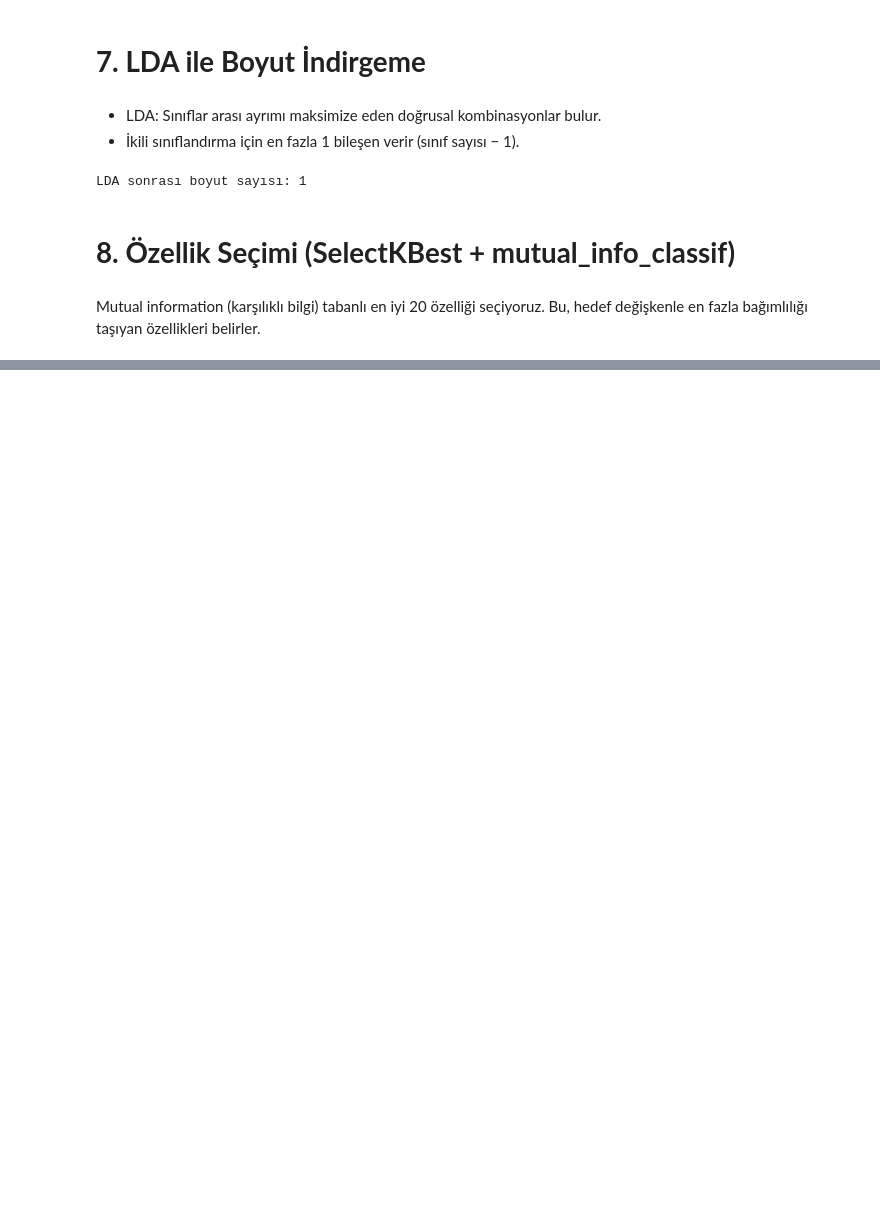
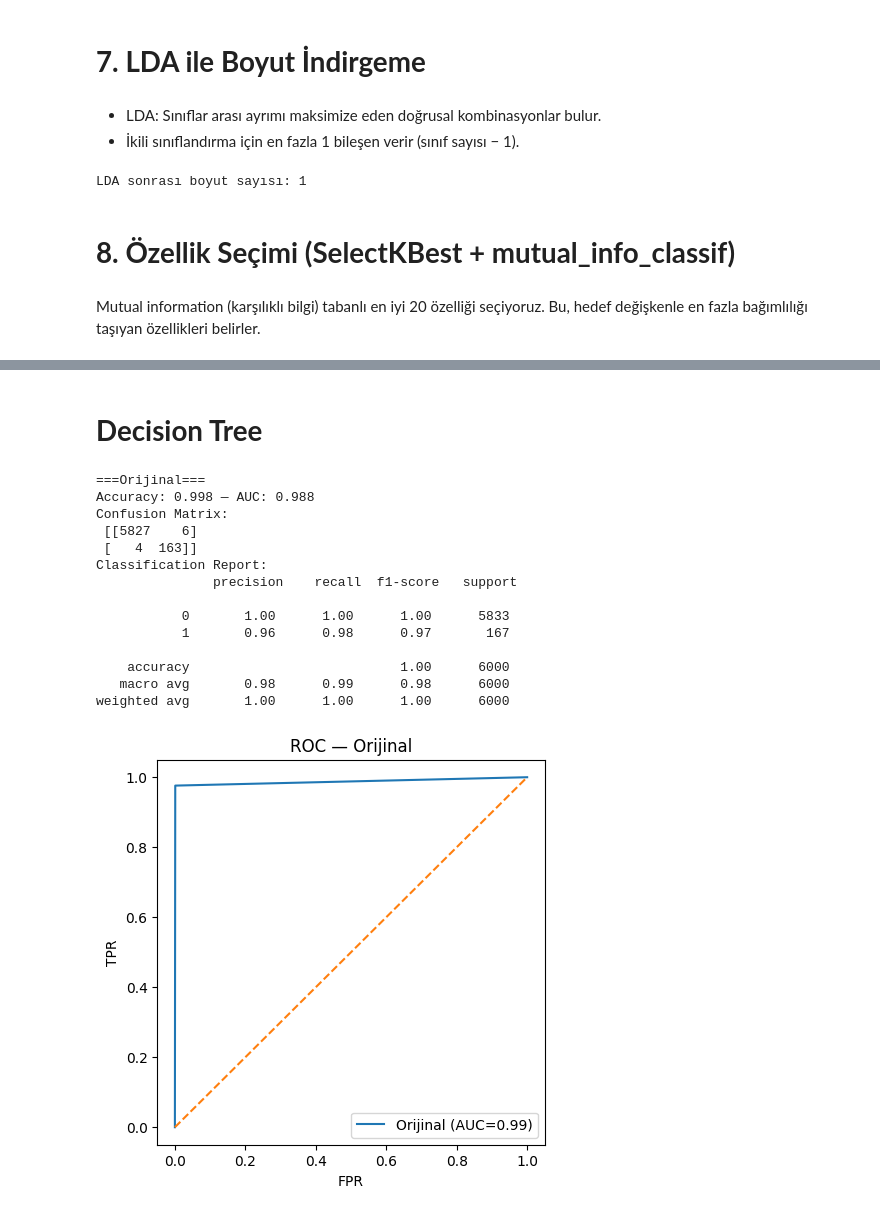
Before and after one commit to tulaycetin/Veri_Azaltma_Yontemleri, a Jupyter notebook: Veri_Azaltma_yontemlerii.ipynb, the cells around one changed output, grey strips where cells are left out. Cells and saved outputs as stored; diff of their text form; code cells hidden in the pictures; blank space fills up the shorter version.

```diff
--- a/Veri_Azaltma_yontemlerii.ipynb
+++ b/Veri_Azaltma_yontemlerii.ipynb
@@ -154,45 +161,84 @@ Başarıyı; **doğruluk** (accuracy), **AUC**, **karışıklık matrisi** (conf
+# %% [markdown]
+# **Decision Tree**
 # %%
-from sklearn.svm import SVC
+import pandas as pd
+import matplotlib.pyplot as plt
+
+from sklearn.model_selection import train_test_split
+from sklearn.tree import DecisionTreeClassifier
 from sklearn.metrics import (
-    confusion_matrix, accuracy_score, classification_report,
-    roc_curve, auc
+    accuracy_score,
+    roc_curve,
+    auc,
+    confusion_matrix,
+    classification_report
 )
-from sklearn.model_selection import train_test_split
-import matplotlib.pyplot as plt
-import pandas as pd
 
-def SVMClassifierModel(X, y, threshold=0.5, name="Model"):
+def DTClassifierModel(X, y, threshold=0.5, name="Model"):
     # train/test split
     X_train, X_test, y_train, y_test = train_test_split(
-        X, y, test_size=0.2, random_state=42
+        X, y, test_size=0.2, random_state=42, stratify=y
     )
-    # one-hot (eğer kategorik yoksa zaten aynısı kalır)
-    X_train, X_test = pd.get_dummies(X_train, drop_first=True), pd.get_dummies(X_test, drop_first=True)
+    # one-hot kodlama (gerekiyorsa)
+    X_train = pd.get_dummies(X_train, drop_first=True)
+    X_test  = pd.get_dummies(X_test, drop_first=True)
     X_train, X_test = X_train.align(X_test, join='left', axis=1, fill_value=0)
 
     # model
-    svm = SVC(kernel='rbf', C=0.1, gamma='auto',
-              probability=True, class_weight='balanced')
-    svm.fit(X_train, y_train)
+    dt = DecisionTreeClassifier(
+        criterion='gini',
+        max_depth=None,
+        class_weight='balanced',
+        random_state=42
+    )
+    dt.fit(X_train, y_train)
 
-    # predict
-    y_proba = svm.predict_proba(X_test)[:,1]
-    y_pred = (y_proba >= threshold).astype(int)
+    # olasılık tahmini ve sınıf tahmini
+    y_proba = dt.predict_proba(X_test)[:, 1]
+    y_pred  = (y_proba >= threshold).astype(int)
 
-    # metrics
-    acc = accuracy_score(y_test, y_pred)
+    # metrikler
+    acc     = accuracy_score(y_test, y_pred)
     fpr, tpr, _ = roc_curve(y_test, y_proba)
     roc_auc = auc(fpr, tpr)
 
     print(f"\n==={name}===\nAccuracy: {acc:.3f} — AUC: {roc_auc:.3f}")
     print("Confusion Matrix:\n", confusion_matrix(y_test, y_pred))
     print("Classification Report:\n", classification_report(y_test, y_pred))
 
-    # ROC plot
+    # ROC çizimi
     plt.figure(figsize=(5,5))
     plt.plot(fpr, tpr, label=f'{name} (AUC={roc_auc:.2f})')
     plt.plot([0,1],[0,1],'--')
     plt.title(f'ROC — {name}')
     plt.xlabel('FPR'); plt.ylabel('TPR'); plt.legend(); plt.show()
 
-    return {'model': svm, 'accuracy': acc, 'auc': roc_auc}
+    return {'model': dt, 'accuracy': acc, 'auc': roc_auc}
+
+# --- (6) Tüm veri kümelerini değerlendir ---
+datasets = {
+    'Orijinal': X_orig,
+    'PCA': X_pca_df,
+    'LDA': X_lda_df,
+    'SelectKBest(20)': X_sel_df
+}
+
+results_dt = {}
+for name, X_df in datasets.items():
+    results_dt[name] = DTClassifierModel(X_df, y, name=name)
+# %% [output]
+===Orijinal===
+Accuracy: 0.998 — AUC: 0.988
+Confusion Matrix:
+ [[5827    6]
+ [   4  163]]
+Classification Report:
+               precision    recall  f1-score   support
+
+           0       1.00      1.00      1.00      5833
+           1       0.96      0.98      0.97       167
+
+    accuracy                           1.00      6000
+   macro avg       0.98      0.99      0.98      6000
+weighted avg       1.00      1.00      1.00      6000
+[figure, added]
```
Also changed, not shown: parts of 16 cells of this notebook.
